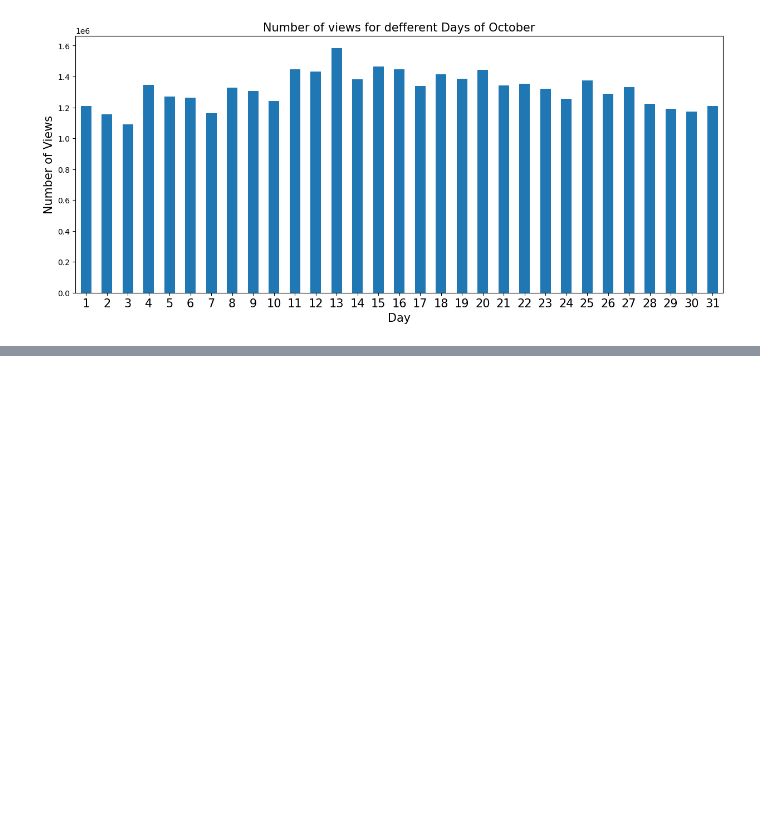
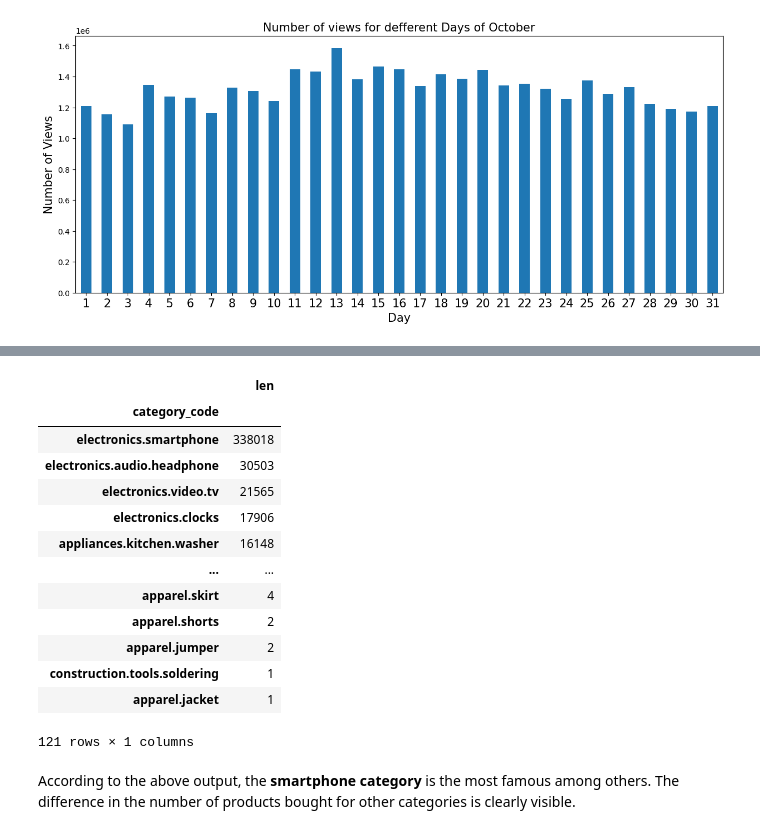
Before and after one commit to ZobaerIslam/Customer-Behavior-Analysis, a Jupyter notebook: customer_behavior_analysis.ipynb, the cells around one changed output, grey strips where cells are left out. Saved outputs shown, nothing was run; the diff lists cells and outputs as text; code cells hidden in the pictures; blank space fills up the shorter version.

```diff
--- a/customer_behavior_analysis.ipynb
+++ b/customer_behavior_analysis.ipynb
@@ -339,0 +388,28 @@ From the above weekly and hourly analysis, it can be observed that most of the u
+# %%
+# Group the DataFrame on category_code
+top_catg = purchase.groupby('category_code')
+
+# Get number of products bought by computing length of each grouped category_code
+top_catg = top_catg['category_code'].agg([len])
+
+# Sort the result on obtained length in descenging order
+top_catg.sort_values('len', ascending=False, inplace=True)
+# %%
+top_catg
+# %% [output]
+|  | len |
+| category_code |  |
+| electronics.smartphone | 338018 |
+| electronics.audio.headphone | 30503 |
+| electronics.video.tv | 21565 |
+| electronics.clocks | 17906 |
+| appliances.kitchen.washer | 16148 |
+| ... | ... |
+| apparel.skirt | 4 |
+| apparel.shorts | 2 |
+| apparel.jumper | 2 |
+| construction.tools.soldering | 1 |
+| apparel.jacket | 1 |
+121 rows × 1 columns
+# %% [markdown]
+According to the above output, the **smartphone category** is the most famous among others. The difference in the number of products bought for other categories is clearly visible.
```
Also changed, not shown: parts of 22 cells of this notebook.
